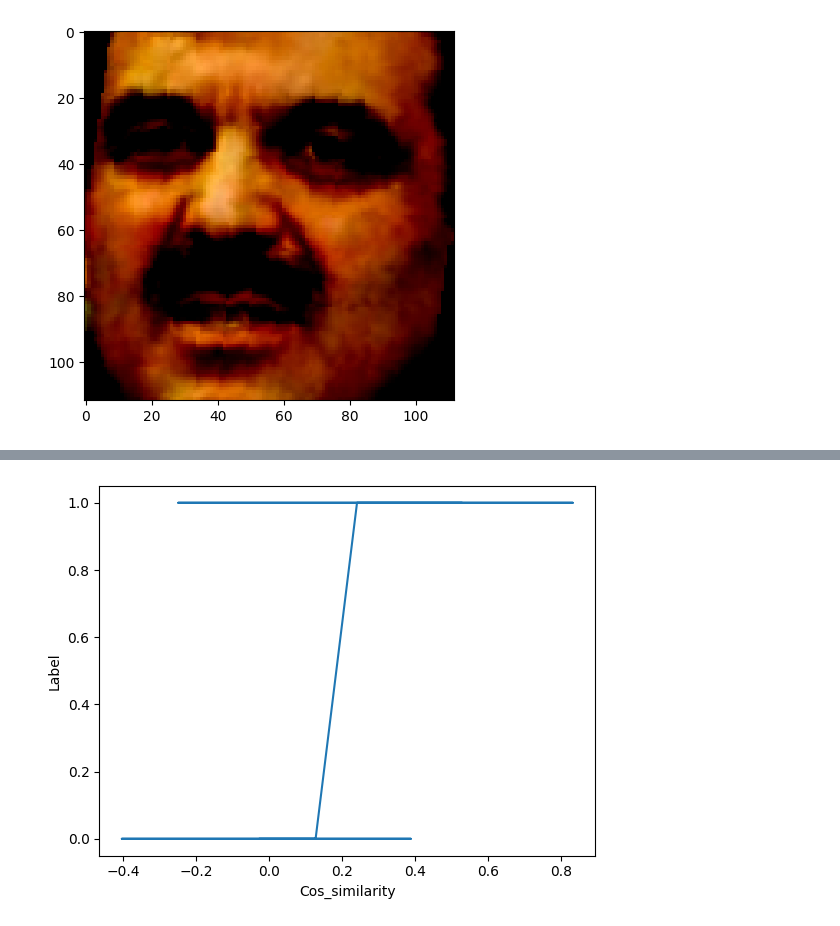
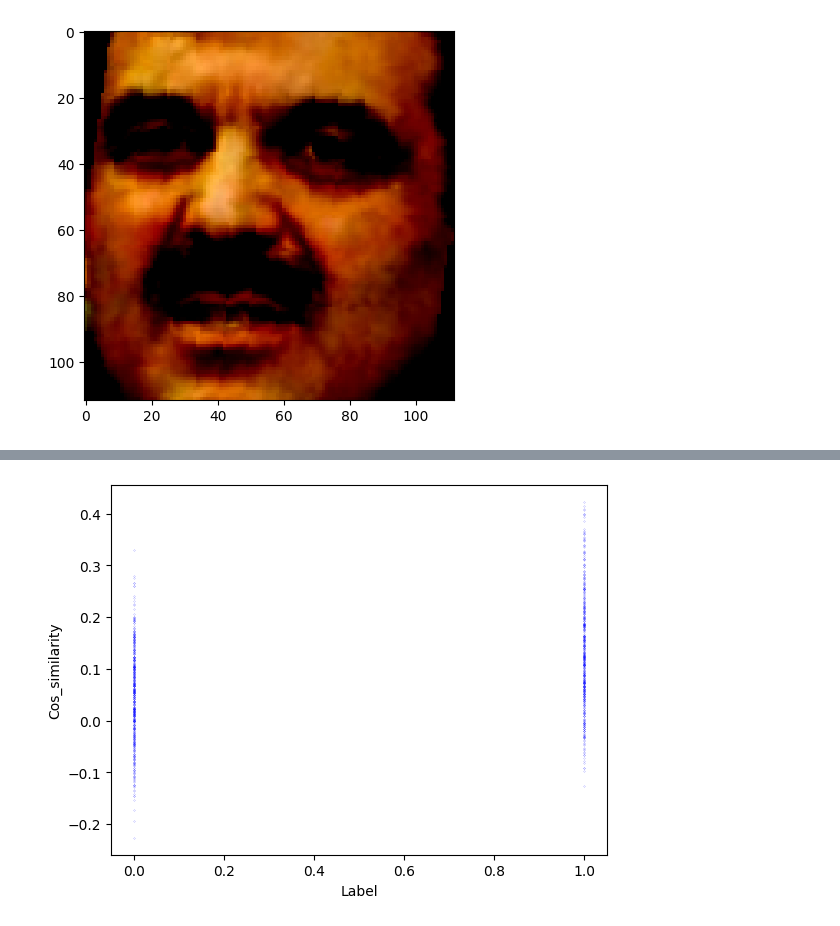
Before and after one commit to carteruh/ArcFace, a Jupyter notebook: arcface.ipynb, the cells around one changed output, grey strips where cells are left out. Cells and saved outputs as stored; diff of their text form; code cells hidden in the pictures.

```diff
--- a/arcface.ipynb
+++ b/arcface.ipynb
@@ -263,7 +263,7 @@ Extracting kaggle/output/lfwpeople/lfw-py/lfw-funneled.tgz to kaggle/output/lfwp
 Downloading http://vis-www.cs.umass.edu/lfw/pairsDevTest.txt to kaggle/output/lfwpeople/lfw-py/pairsDevTest.txt
 # %%
 data_loader_valid = DataLoader(lfwdataset_val, batch_size= 32, shuffle= False, num_workers=0, collate_fn= None, pin_memory= True)
-data_loader_train = DataLoader(lfwdataset_train, batch_size= 32, shuffle= True, num_workers=0, collate_fn= None, pin_memory= True)
+data_loader_train = DataLoader(lfwdataset_train, batch_size= 512, shuffle= True, num_workers=0, collate_fn= None, pin_memory= True)
 data_loader_test = DataLoader(lfwdataset_test, batch_size= 32, shuffle= False, num_workers=0, collate_fn= None, pin_memory= False)
 
 #num_classes_LFW = 5749
@@ -605,15 +606,15 @@ DataParallel(
 # %%
 Path_arcface = Path('/kaggle/input/arcface-weights-cut/arcface_weights3.pth')
 # Path_arcface = Path('/kaggle/input/arcface-weights/arcface_weights3.pth')
-# if (Path_arcface.is_file()):
-#     metric_fc = ArcFaceLoss(512, num_classes_LFW, 64.0, 0.5)
-#     metric_fc = DataParallel(metric_fc)
-#     metric_fc.requires_grad = True
-#     metric_fc.load_state_dict(torch.load('/kaggle/input/arcface-weight-26/arcface_weights2 (1).pth'))
-# else:
-metric_fc = ArcFaceLoss(512, num_classes_LFW, 64.0, 0.5)
-metric_fc = DataParallel(metric_fc)
-metric_fc.requires_grad = True
+if (Path_arcface.is_file()):
+    metric_fc = ArcFaceLoss(512, num_classes_LFW, 64.0, 0.5)
+    metric_fc = DataParallel(metric_fc)
+    metric_fc.requires_grad = True
+    metric_fc.load_state_dict(torch.load('/kaggle/input/arcface-weight-27/arcface_weights2 (3).pth'))
+else:
+    metric_fc = ArcFaceLoss(512, num_classes_LFW, 64.0, 0.5)
+    metric_fc = DataParallel(metric_fc)
+    metric_fc.requires_grad = True
 
 metric_fc.to(device)
 print(metric_fc.state_dict())
@@ -947,10 +949,14 @@ Rank 1 Accuracy: 0.4878048780487805, Rank 5 Accuracy: 0.6097560975609756
 # Face Verification
 from deepface import DeepFace
 correct_counts = 0.0
+y_true = []
+cos_list = []
 for idx, (img1, img2) in enumerate(lfw_pairs_test.data):
     obj = DeepFace.verify(img1, img2
           , model_name = 'ArcFace', detector_backend = 'retinaface')
     _, _, label = lfw_pairs_test[idx]
+    y_true.append(label)
+    cos_list.append(1 - obj['distance'])
     correct_counts += (label == 1) == obj['verified']
     print('Cosine Similarity: {}, Prediction: {}, Label: {}'.format(1 - obj['distance'], obj['verified'], label == 1))
 print(correct_counts / len(lfw_pairs_test.data))
@@ -1075,11 +1081,11 @@ cm_display = ConfusionMatrixDisplay(cm).plot()
 # %%
 # Make Graph and Histogram of Data Distributions
-plt.plot(cos_list, y_true)
-plt.xlabel('Cos_similarity')
-plt.ylabel('Label')
+plt.plot(y_true, cos_list, 'bo', markersize=.1)
+plt.ylabel('Cos_similarity')
+plt.xlabel('Label')
 plt.show()
 # %% [output]
-[figure, old version]
+[figure, new version]
 # %%
 from deepface import DeepFace
 models.eval()
```
Also changed, not shown: parts of 15 cells of this notebook.
